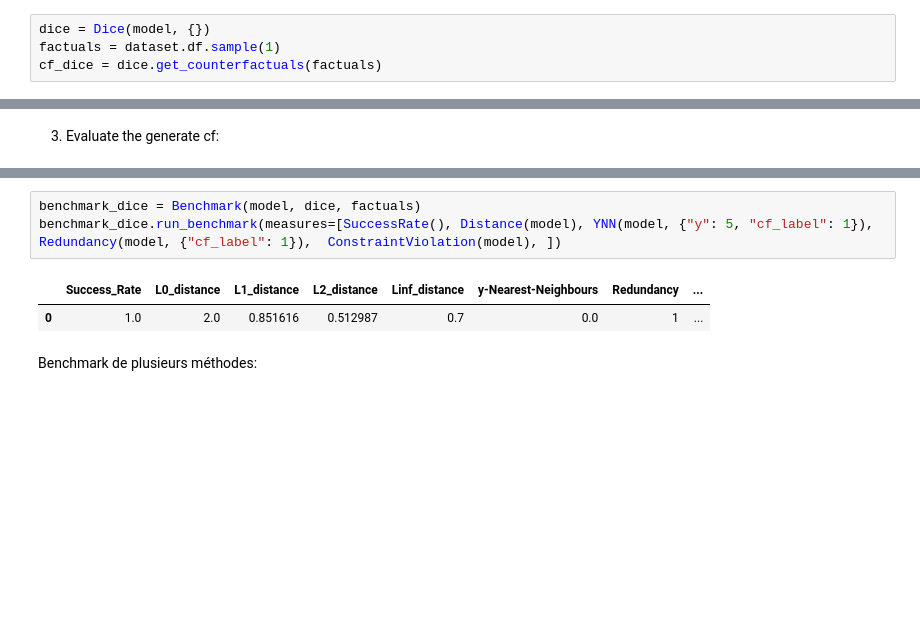
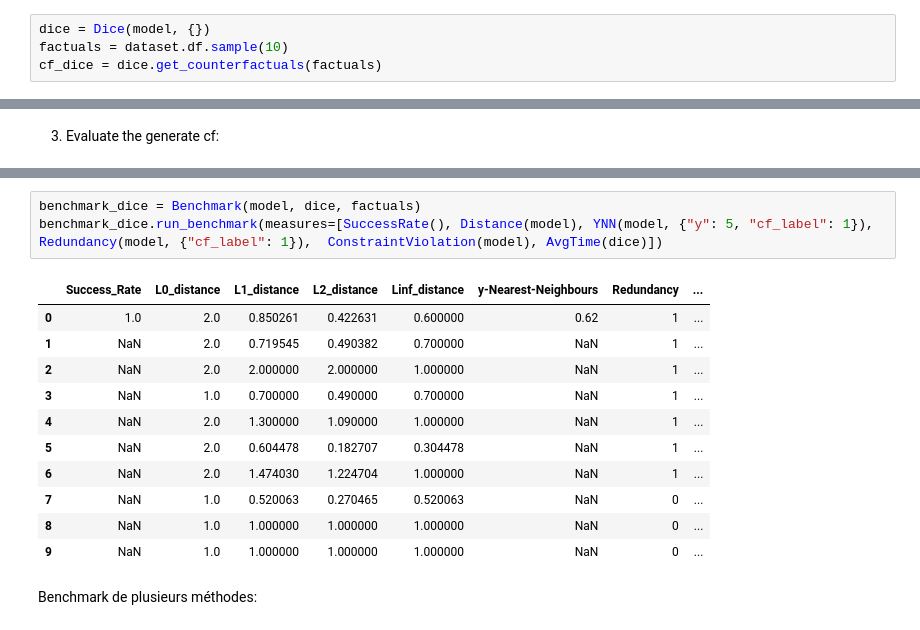
Before and after one commit to Suzie14/CARLA, a Jupyter notebook: simple_use.ipynb, the cells around one changed output, grey strips where cells are left out. Saved outputs shown, nothing was run; the diff lists cells and outputs as text; blank space fills up the shorter version.

```diff
--- a/simple_use.ipynb
+++ b/simple_use.ipynb
@@ -15,7 +15,7 @@ model = MLModelCatalog(dataset, "ann", backend="pytorch")
 2. Generate a Counterfactual
 # %%
 dice = Dice(model, {})
-factuals = dataset.df.sample(1)
+factuals = dataset.df.sample(10)
 cf_dice = dice.get_counterfactuals(factuals)
 # %%
 factuals_decoded = dataset.inverse_transform(factuals)
@@ -59,8 +74,17 @@ styled_df
 # %%
 benchmark_dice = Benchmark(model, dice, factuals)
-benchmark_dice.run_benchmark(measures=[SuccessRate(), Distance(model), YNN(model, {"y": 5, "cf_label": 1}),  Redundancy(model, {"cf_label": 1}),  ConstraintViolation(model), ])
+benchmark_dice.run_benchmark(measures=[SuccessRate(), Distance(model), YNN(model, {"y": 5, "cf_label": 1}),  Redundancy(model, {"cf_label": 1}),  ConstraintViolation(model), AvgTime(dice)])
 # %% [output]
 |  | Success_Rate | L0_distance | L1_distance | L2_distance | Linf_distance | y-Nearest-Neighbours | Redundancy | ... |
-| 0 | 1.0 | 2.0 | 0.851616 | 0.512987 | 0.7 | 0.0 | 1 | ... |
+| 0 | 1.0 | 2.0 | 0.850261 | 0.422631 | 0.600000 | 0.62 | 1 | ... |
+| 1 | NaN | 2.0 | 0.719545 | 0.490382 | 0.700000 | NaN | 1 | ... |
+| 2 | NaN | 2.0 | 2.000000 | 2.000000 | 1.000000 | NaN | 1 | ... |
+| 3 | NaN | 1.0 | 0.700000 | 0.490000 | 0.700000 | NaN | 1 | ... |
+| 4 | NaN | 2.0 | 1.300000 | 1.090000 | 1.000000 | NaN | 1 | ... |
+| 5 | NaN | 2.0 | 0.604478 | 0.182707 | 0.304478 | NaN | 1 | ... |
+| 6 | NaN | 2.0 | 1.474030 | 1.224704 | 1.000000 | NaN | 1 | ... |
+| 7 | NaN | 1.0 | 0.520063 | 0.270465 | 0.520063 | NaN | 0 | ... |
+| 8 | NaN | 1.0 | 1.000000 | 1.000000 | 1.000000 | NaN | 0 | ... |
+| 9 | NaN | 1.0 | 1.000000 | 1.000000 | 1.000000 | NaN | 0 | ... |
 # %% [markdown]
 Benchmark de plusieurs méthodes:
```
Also changed, not shown: parts of 3 cells of this notebook, 15 other files.
